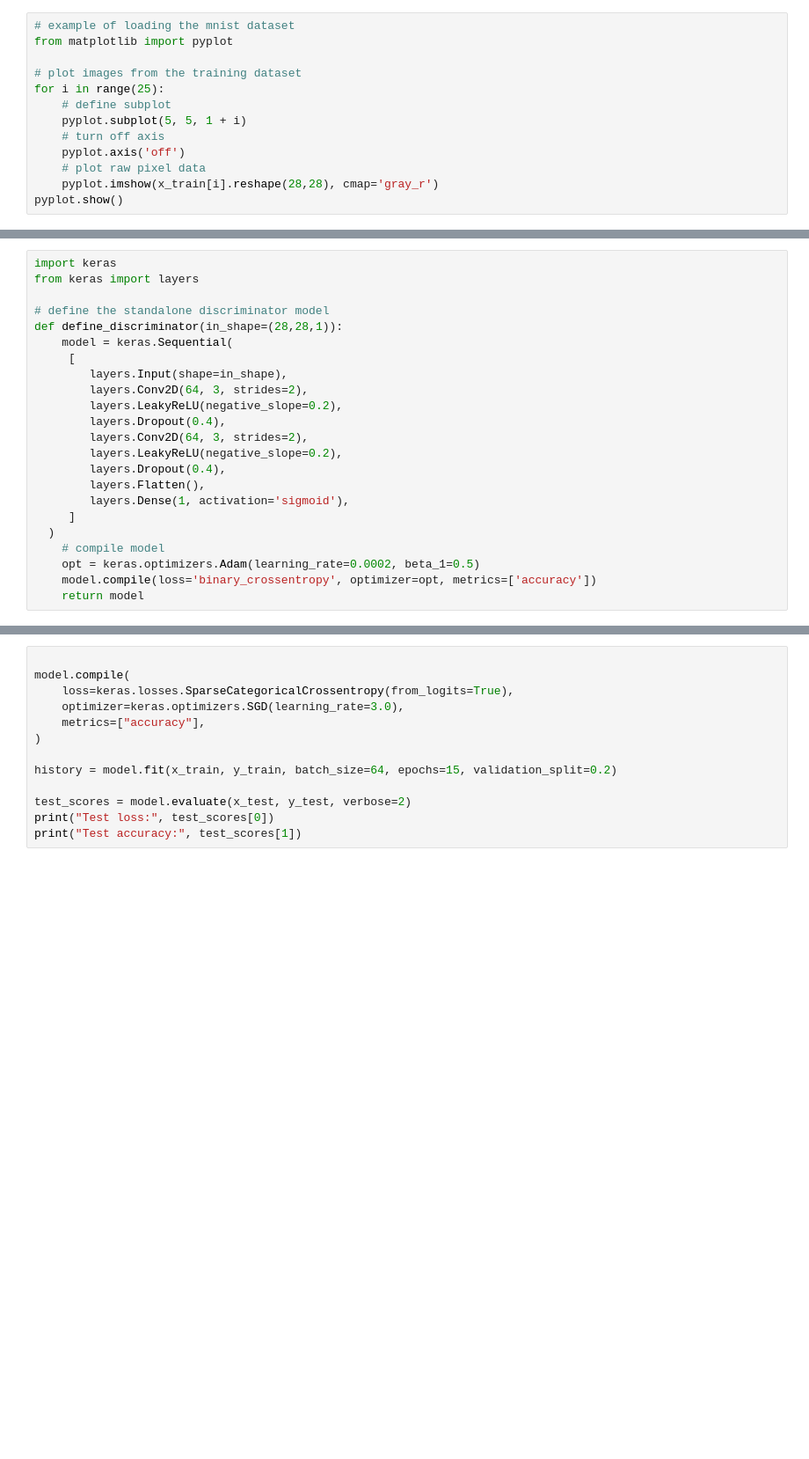
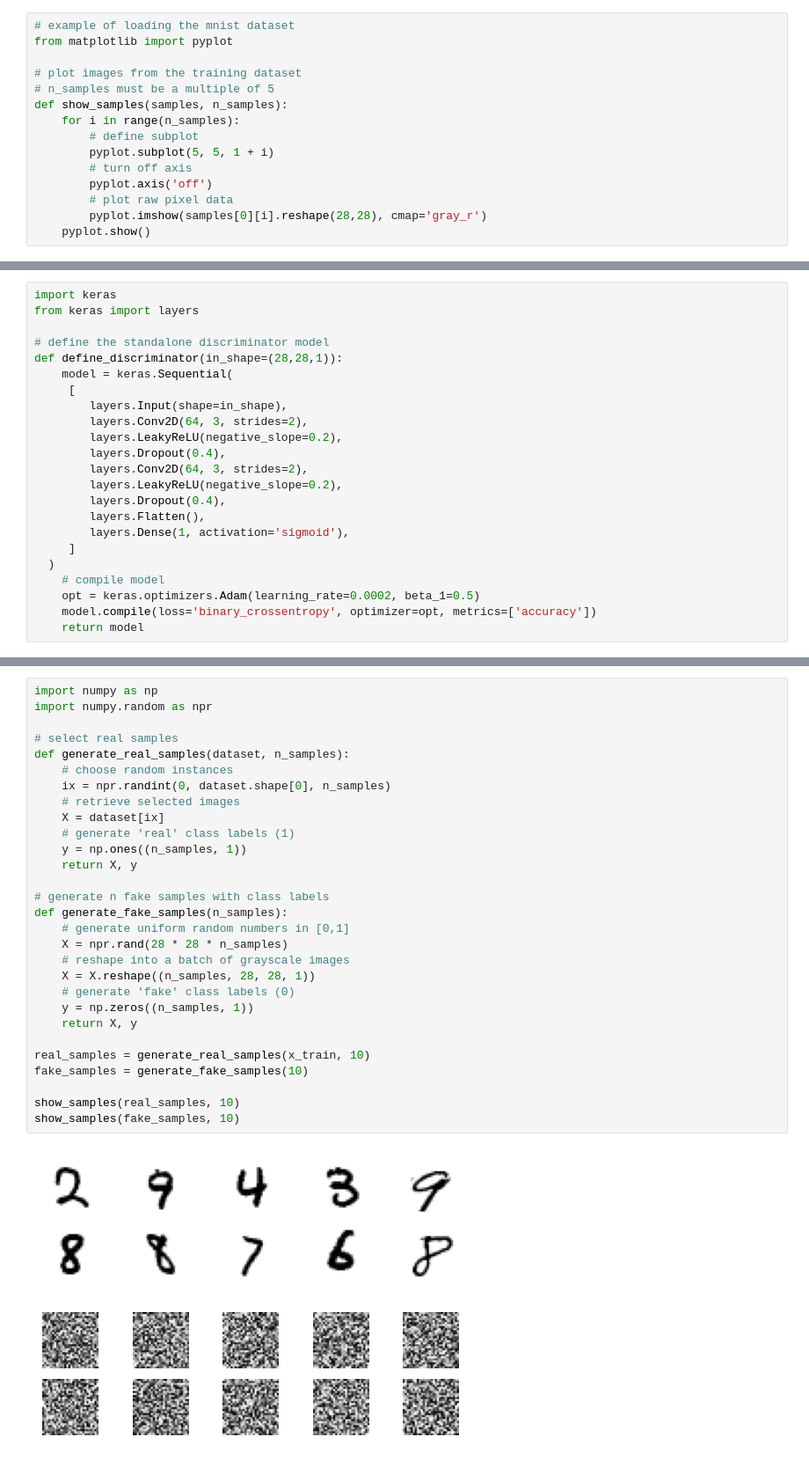
Before and after one commit to kartoone/cosc470, a Jupyter notebook: keras/mnist-GAN.ipynb, the cells around one changed output, grey strips where cells are left out. Shown at 88% size. Drawn from its saved outputs; the diff is of its cells as text; blank space fills up the shorter version.

```diff
--- a/keras/mnist-GAN.ipynb
+++ b/keras/mnist-GAN.ipynb
@@ -22,11 +22,13 @@ Downloading data from https://storage.googleapis.com/tensorflow/tf-keras-dataset
 from matplotlib import pyplot
 
 # plot images from the training dataset
-for i in range(25):
-	# define subplot
-	pyplot.subplot(5, 5, 1 + i)
-	# turn off axis
-	pyplot.axis('off')
-	# plot raw pixel data
-	pyplot.imshow(x_train[i].reshape(28,28), cmap='gray_r')
-pyplot.show()
+# n_samples must be a multiple of 5
+def show_samples(samples, n_samples):
+	for i in range(n_samples):
+		# define subplot
+		pyplot.subplot(5, 5, 1 + i)
+		# turn off axis
+		pyplot.axis('off')
+		# plot raw pixel data
+		pyplot.imshow(samples[0][i].reshape(28,28), cmap='gray_r')
+	pyplot.show()
@@ -83,16 +83,35 @@ Model: "sequential_3"
  Total params: 39,873 (155.75 KB)
  Trainable params: 39,873 (155.75 KB)
  Non-trainable params: 0 (0.00 B)
-# %%
-
-model.compile(
-    loss=keras.losses.SparseCategoricalCrossentropy(from_logits=True),
-    optimizer=keras.optimizers.SGD(learning_rate=3.0),
-    metrics=["accuracy"],
-)
-
-history = model.fit(x_train, y_train, batch_size=64, epochs=15, validation_split=0.2)
-
-test_scores = model.evaluate(x_test, y_test, verbose=2)
-print("Test loss:", test_scores[0])
-print("Test accuracy:", test_scores[1])
+# %%
+import numpy as np
+import numpy.random as npr
+
+# select real samples
+def generate_real_samples(dataset, n_samples):
+	# choose random instances
+	ix = npr.randint(0, dataset.shape[0], n_samples)
+	# retrieve selected images
+	X = dataset[ix]
+	# generate 'real' class labels (1)
+	y = np.ones((n_samples, 1))
+	return X, y
+
+# generate n fake samples with class labels
+def generate_fake_samples(n_samples):
+	# generate uniform random numbers in [0,1]
+	X = npr.rand(28 * 28 * n_samples)
+	# reshape into a batch of grayscale images
+	X = X.reshape((n_samples, 28, 28, 1))
+	# generate 'fake' class labels (0)
+	y = np.zeros((n_samples, 1))
+	return X, y
+
+real_samples = generate_real_samples(x_train, 10)
+fake_samples = generate_fake_samples(10)
+
+show_samples(real_samples, 10)
+show_samples(fake_samples, 10)
+# %% [output]
+[figure, added]
+[figure, added]
```
Also changed, not shown: parts of 4 cells of this notebook.
